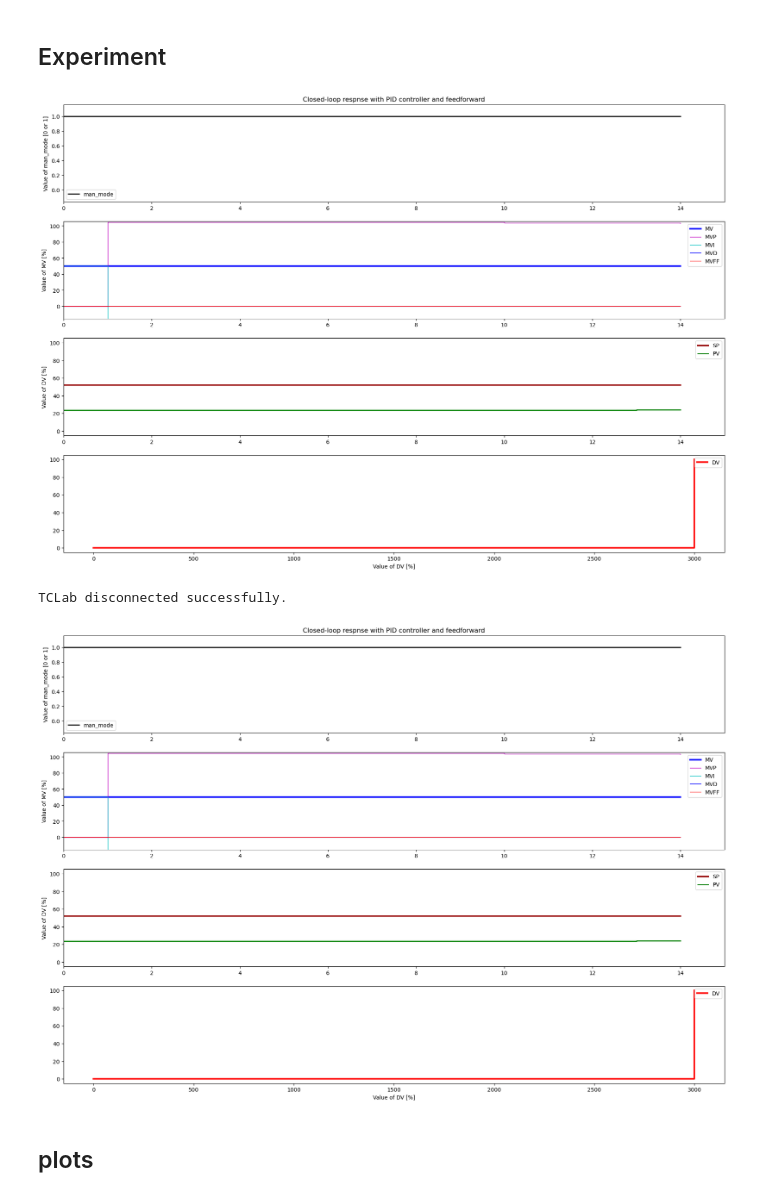
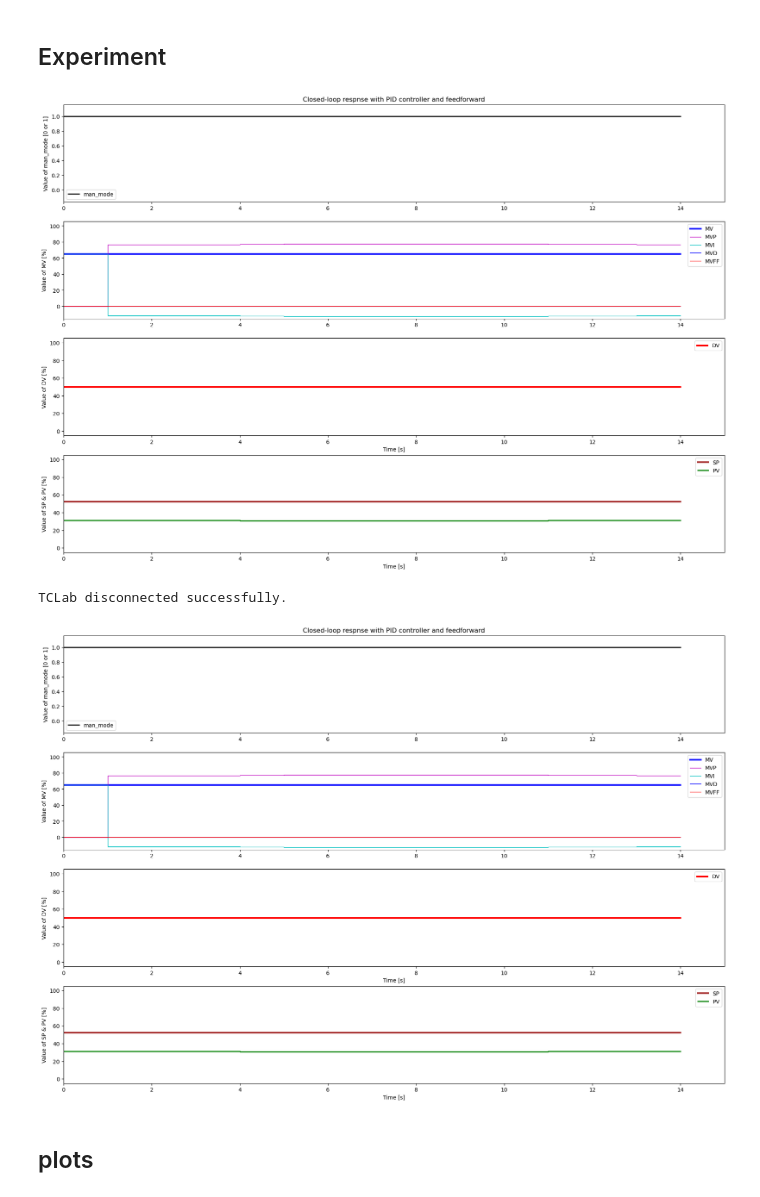
Before and after one commit to EliottNys/Control_Theory, a Jupyter notebook: TCLab_CLP_PID_FF.ipynb, the cells around one changed output. Drawn from its saved outputs; the diff is of its cells as text; code cells hidden in the pictures.

```diff
--- a/TCLab_CLP_PID_FF.ipynb
+++ b/TCLab_CLP_PID_FF.ipynb
@@ -21,9 +21,9 @@ package_LAB = reload(package_LAB)
 # %% [markdown]
 ## Simulation parameters
 # %%
-TExp = 3000
+TExp = 1800
 Ts = 1
-N = int(TSim/Ts) + 1
+N = int(TExp/Ts) + 1
 
 # Working points
 MV0 = 50
@@ -79,10 +79,10 @@ elif scenario == 3:
 
 elif scenario == 4:
 #4 CLP + FF
-    man_modePath = {0 : True, 750: False, TExp : False}
-    MVManPath = {0 : MV0, TExp : MV0}
-    SPPath = {0 : PV0, 800 : PV0 - 10, TExp : PV0 - 10}
-    DVPath = {0 : DV0, 1500 : DV0 + 10, TExp : DV0 + 10}
+    man_modePath = {0 : True, 600: False, TExp : False}
+    MVManPath = {0 : MV0+15, 100: MV0+10, 150: MV0+5, 200: MV0, TExp : MV0}
+    SPPath = {0 : PV0, 700 : PV0 - 10, TExp : PV0 - 10}
+    DVPath = {0 : DV0, 1200 : DV0 + 10, TExp : DV0 + 10}
     FF_Active = True
 # %% [markdown]
 ## Simulation variables
@@ -126,13 +128,15 @@ l6, = ax2.step([0,TExp],[-10,100],'r-',linewidth=1,label='MVFF',where='post')
 ax2.set_ylabel('Value of MV [%]')
 ax2.legend(loc='best')
 
-l7, = ax3.step([0,TExp],[0,100],'brown',linewidth=3,label='SP',where='post')
-l8, = ax3.step([0,TExp],[0,100],'g-',linewidth=2,label='PV',where='post')
+l7, = ax3.step([0,TExp],[0,100],'r-',linewidth=3,label='DV',where='post')
 ax3.set_ylabel('Value of DV [%]')
+ax3.set_xlabel('Time [s]')
 ax3.legend(loc='best')
 
-l9, = ax4.step([0,TExp],[0,100],'r-',linewidth=3,label='DV',where='post')
-ax4.set_xlabel('Value of DV [%]')
+l8, = ax4.step([0,TExp],[0,100],'brown',linewidth=3,label='SP',where='post')
+l9, = ax4.step([0,TExp],[0,100],'g-',linewidth=2,label='PV',where='post')
+ax4.set_ylabel('Value of SP & PV [%]')
+ax4.set_xlabel('Time [s]')
 ax4.legend(loc='best')
 
 lab = tclab.TCLab()
@@ -161,6 +165,7 @@ for i in range(0,N):
 
     # MV
     lab.Q1(MV[-1])
+    lab.Q2(DV[-1])
 
     time.sleep(Ts)
 
@@ -175,47 +180,49 @@ for i in range(0,N):
     l4.set_data(t,MVI)
     l5.set_data(t,MVD)
     l6.set_data(t,MVFF)
-    l7.set_data(t,SP)
-    l8.set_data(t,PV)
+    l7.set_data(t,DV)
+    l8.set_data(t,SP)
+    l9.set_data(t,PV)
 
     # Remove if increasing x-axis length is not desired
     ax1.set_xlim(0, t[-1]+1)
     ax2.set_xlim(0, t[-1]+1)
     ax3.set_xlim(0, t[-1]+1)
+    ax4.set_xlim(0, t[-1]+1)
 
     display(fig)
 
 lab.close()
 
 # Save data in text file
 # ----------------------
 now = datetime.now()
 date_time = now.strftime("%Y-%m-%d-%Hh%M")
 # Conversion to array
 t = np.array(t)
 MV = np.array(MV)
 PV = np.array(PV)
 DV = np.array(DV)
 my_data = np.vstack((t.T,MV.T,PV.T,DV.T))
 my_data = my_data.T
 nameFile = 'Data/PID_scenario_{}_'.format(scenario) + date_time + '.txt'
 if not os.path.exists('Data'):
     os.makedirs('Data')
 np.savetxt(nameFile,my_data,delimiter=',',header='t,MV,PV,DV',comments='')
 
 
 # Save Plot
 # ---------
 if not os.path.exists('Plots'):
     os.makedirs('Plots')
 
 titleName = 'PID_scenario_{}_'.format(scenario) + date_time
 plt.savefig('Plots\\' + titleName + '.png',transparent=True)
 plt.savefig('Plots\\' + titleName + '.pdf',transparent=True)
 # %% [output]
-[figure, old version]
+[figure, new version]
 TCLab disconnected successfully.
-[figure, old version]
+[figure, new version]
 # %% [markdown]
 ## plots
 # %%
```
Also changed, not shown: parts of 2 cells of this notebook.
